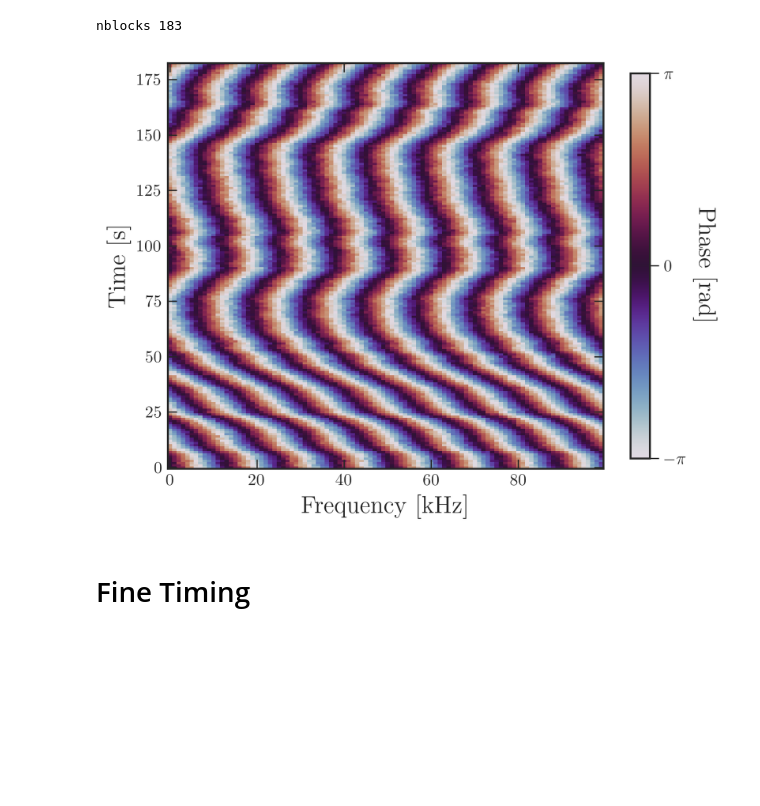
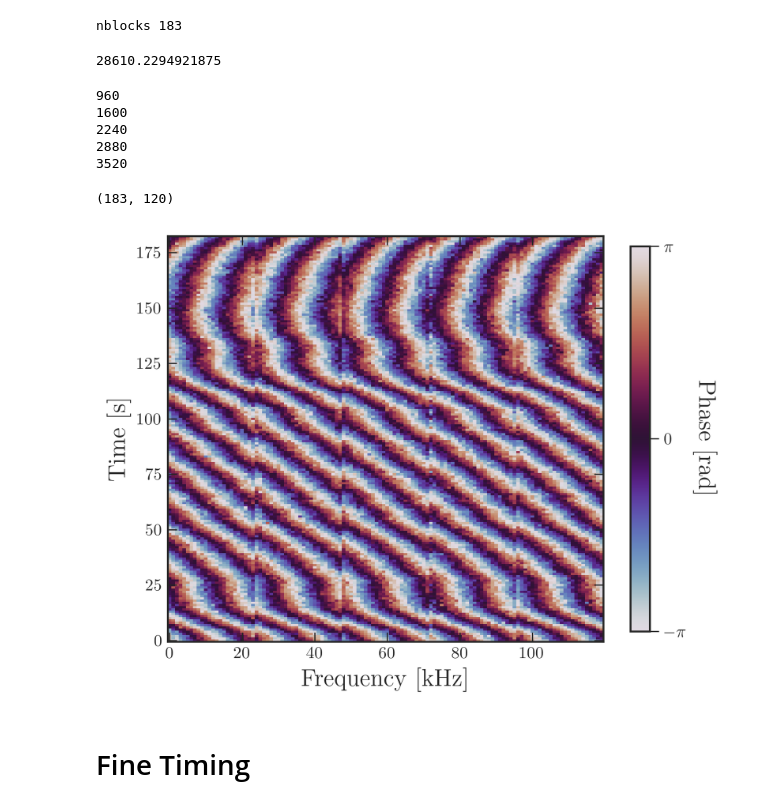
Before and after one commit to ALBATROS-Experiment/albatros_analysis, a Jupyter notebook: scripts/sim_plots.ipynb, the cells around one changed output. Saved outputs shown, nothing was run; the diff lists cells and outputs as text; code cells hidden in the pictures; blank space fills up the shorter version.

```diff
--- a/scripts/sim_plots.ipynb
+++ b/scripts/sim_plots.ipynb
@@ -469,12 +480,10 @@ plt.show()
 # Upchannelized Data
 # %%
 path1 = "/scratch/mohanagr/raw_64_117260_117516_0.08_20260410_133544.npz"
-path2 = "TBD"
-with np.load(path1) as f:
-        osampspec1 = f["spec1"]
-        osampspec2 = f["spec2"]
-        osampchans = f["channels"]
-
-osamp=64
-print(osampchans[0]/osamp, osampchans[-1]/osamp)
+path2 = "/scratch/thomasb/mohan/repfb_pfbsz65536_cuts64_osamp64_filt0.05_chans1830_1890_nrows187392.npz"
+with np.load(path2) as f:
+        print(f.keys())
+        baseband = f["baseband"]
+        delays = f["delays"]
+        channels = f["channels"]
 # %% [output]
@@ -481,0 +491,8 @@ print(osampchans[0]/osamp, osampchans[-1]/osamp)
+# %%
+osamp = 64
+osampchans = channels
+osampspec1 = baseband[0,0,:,:]
+osampspec2 = baseband[0,1,:,:]
+print(spec1.shape)
+print(spec2.shape)
+print(osampchans.shape)
@@ -493,30 +518,60 @@ nspec, nchans = osampspec1.shape
 osampvis = get_vis(osampspec1, osampspec2, nspec, nchans, acclen)
 # %% [output]
 nblocks 183
+# %%
+250e6/4096/64 * 30
+# %% [output]
+28610.2294921875
+# %%
+print(1845*64 - osampchans[0])
+print(1855*64 - osampchans[0])
+print(1865*64 - osampchans[0])
+print(1875*64 - osampchans[0])
+print(1885*64 - osampchans[0])
+
+s1, e1 = 938, 962
+s2, e2 = 1593, 1617
+s3, e3 = 2222, 2246
+s4, e4 = 2877, 2901
+s5, e5 = 3507, 3531
+# %% [output]
+960
+1600
+2240
+2880
+3520
+# %%
+windows = [(s1, e1),(s2, e2),(s3, e3),(s4, e4),(s5, e5)]
+
+vis2_wdw = np.concatenate([osampvis[:, s:e] for s, e in windows], axis = 1)
+print(vis2_wdw.shape)
+# %% [output]
+(183, 120)
 # %%
 # Phase data
-data = np.angle(osampvis[:, 70:170])
+data = np.angle(osampvis[:, s5:e5])
+data = np.angle(vis2_wdw)
 
 vmin, vmax = -np.pi, np.pi
 
 # Create side-by-side figure
 fig, ax = plt.subplots()
 
 #left
 im = ax.imshow(data,aspect='auto',cmap='twilight',interpolation='nearest',origin='lower',vmin=vmin,vmax=vmax)
 #ax.set_title(r"Dataset 1")
 ax.set_ylabel(r"Time [s]")
 ax.set_xlabel(r"Frequency [kHz]")
 
 # Publication-style ticks
 ax.tick_params(direction='in', top=True, right=True)
 
 #colorbar
 cbar = fig.colorbar(im,ax=ax,location='right',shrink=0.95)
 cbar.set_label(r"Phase [rad]",rotation=270,labelpad=20)
 cbar.set_ticks([-np.pi, 0, np.pi])
 cbar.set_ticklabels([r"$-\pi$",r"$0$",r"$\pi$"])
 #plt.show()
 # %% [output]
-[figure, old version]
+[figure, new version]
 # %%
```
Also changed, not shown: parts of 14 cells of this notebook, 11 other files.
